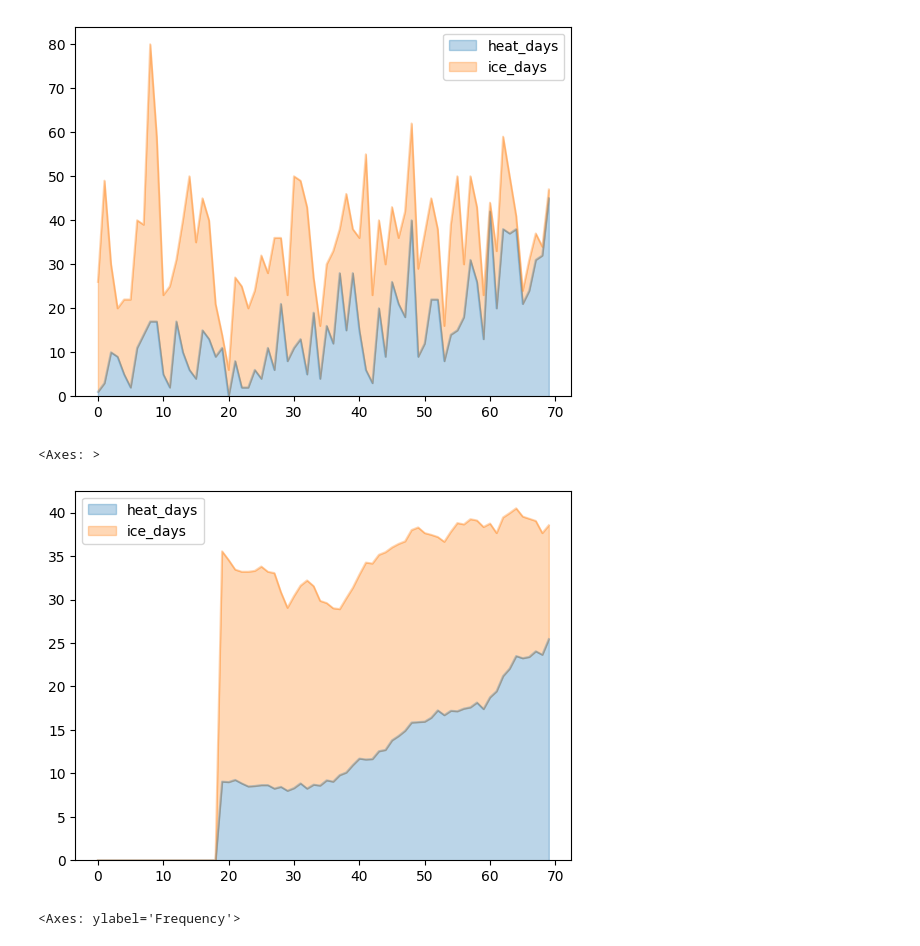
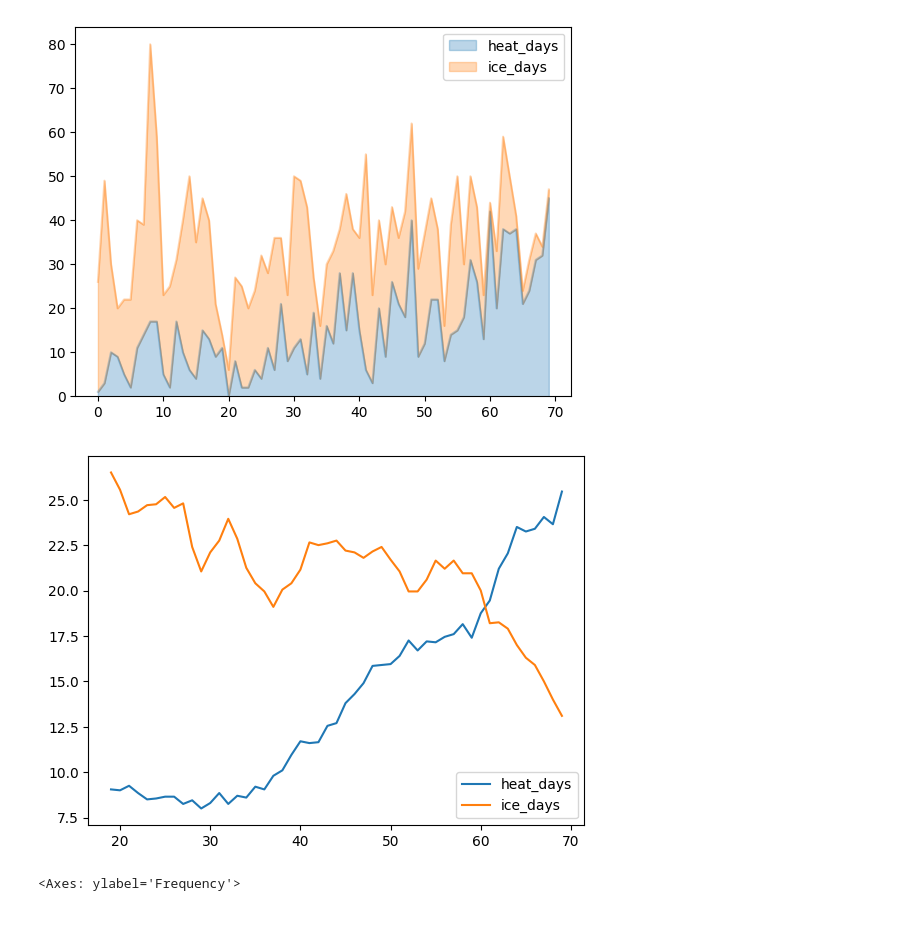
Before and after one commit to SimonLantschner/data-science-ue-ct, a Jupyter notebook: notebooks/01_data_with_pandas.ipynb, the cells around one changed output. Saved outputs shown, nothing was run; the diff lists cells and outputs as text; code cells hidden in the pictures.

```diff
--- a/notebooks/01_data_with_pandas.ipynb
+++ b/notebooks/01_data_with_pandas.ipynb
@@ -166,10 +167,10 @@ df[["heat_days", "ice_days"]].plot(kind="area", alpha=0.3) #Einfaches Liniendiag
 <Axes: >
 [figure]
 # %%
-df[["heat_days", "ice_days"]].rolling(20).mean().plot(kind="area", alpha=0.3)   #Gleitender Durchschnitt der Hitzetage über 5 Jahre berechnen, um den Trend zu glätten
+df[["heat_days", "ice_days"]].rolling(20).mean().plot()   #Gleitender Durchschnitt der Hitzetage über 5 Jahre berechnen, um den Trend zu glätten
+plt.savefig("../image/heat_days_trend.png") #Plot als PNG-Datei im Ordner image speichern
 # %% [output]
-<Axes: >
-[figure, old version]
+[figure, new version]
 # %%
 df[["heat_days", "ice_days"]].plot(kind="hist", alpha=0.5) #Histogramm der Hitzetage erstellen, um die Verteilung zu visualisieren
 # %% [output]
```
Also changed, not shown: parts of 1 cell of this notebook, 2 other files.
